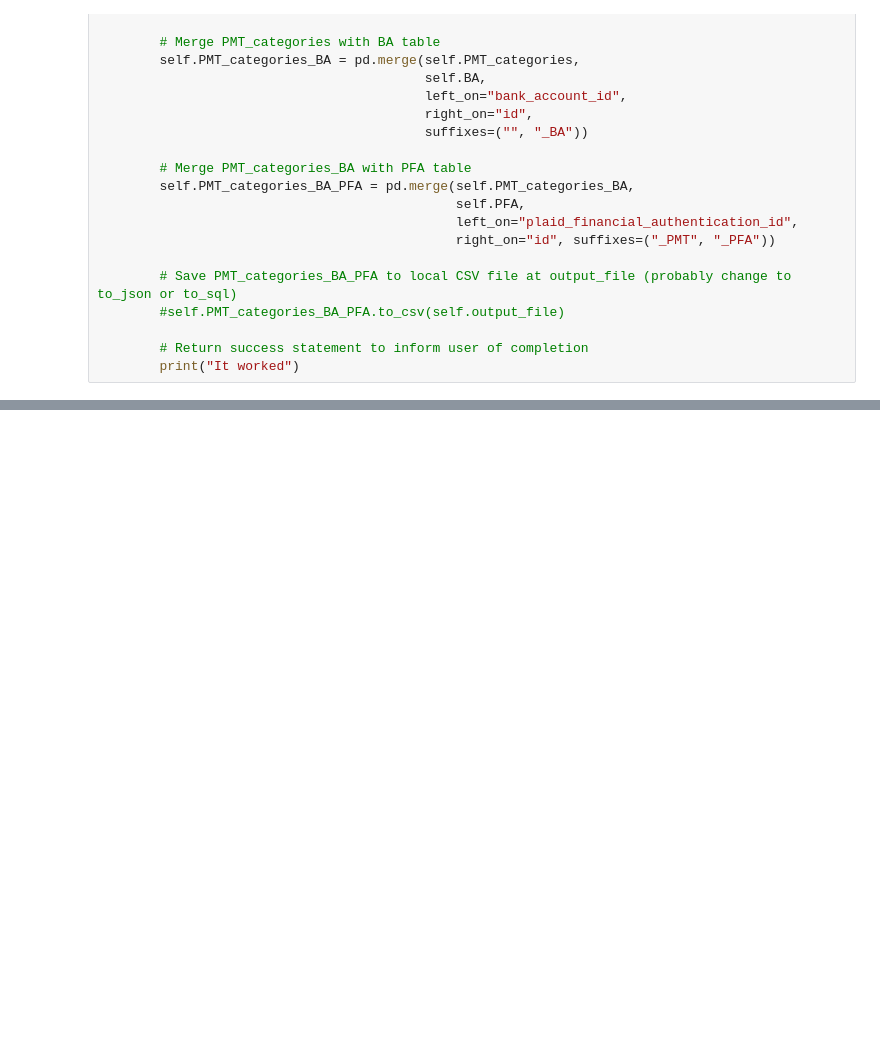
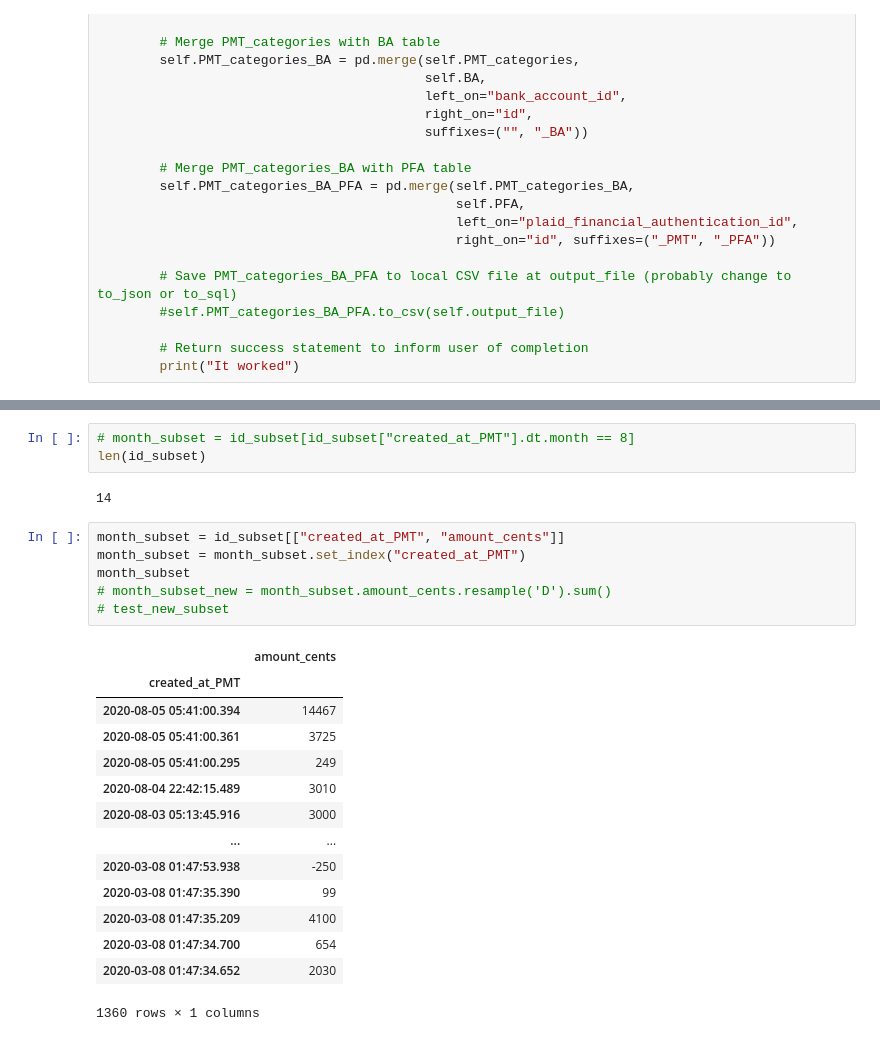
Before and after one commit to BloomTech-Labs/Labs25-SaverLife-TeamC-ds, a Jupyter notebook: notebooks/DataCleaning.ipynb, the cells around one changed output, grey strips where cells are left out. Drawn from its saved outputs; the diff is of its cells as text; blank space fills up the shorter version.

```diff
--- a/notebooks/DataCleaning.ipynb
+++ b/notebooks/DataCleaning.ipynb
@@ -126,0 +189,26 @@ It worked
+# %%
+# month_subset = id_subset[id_subset["created_at_PMT"].dt.month == 8]
+len(id_subset)
+# %% [output]
+14
+# %%
+month_subset = id_subset[["created_at_PMT", "amount_cents"]]
+month_subset = month_subset.set_index("created_at_PMT")
+month_subset
+# month_subset_new = month_subset.amount_cents.resample('D').sum()
+# test_new_subset
+# %% [output]
+|  | amount_cents |
+| created_at_PMT |  |
+| 2020-08-05 05:41:00.394 | 14467 |
+| 2020-08-05 05:41:00.361 | 3725 |
+| 2020-08-05 05:41:00.295 | 249 |
+| 2020-08-04 22:42:15.489 | 3010 |
+| 2020-08-03 05:13:45.916 | 3000 |
+| ... | ... |
+| 2020-03-08 01:47:53.938 | -250 |
+| 2020-03-08 01:47:35.390 | 99 |
+| 2020-03-08 01:47:35.209 | 4100 |
+| 2020-03-08 01:47:34.700 | 654 |
+| 2020-03-08 01:47:34.652 | 2030 |
+1360 rows × 1 columns
```
Also changed, not shown: parts of 16 cells of this notebook, 4 other files.
